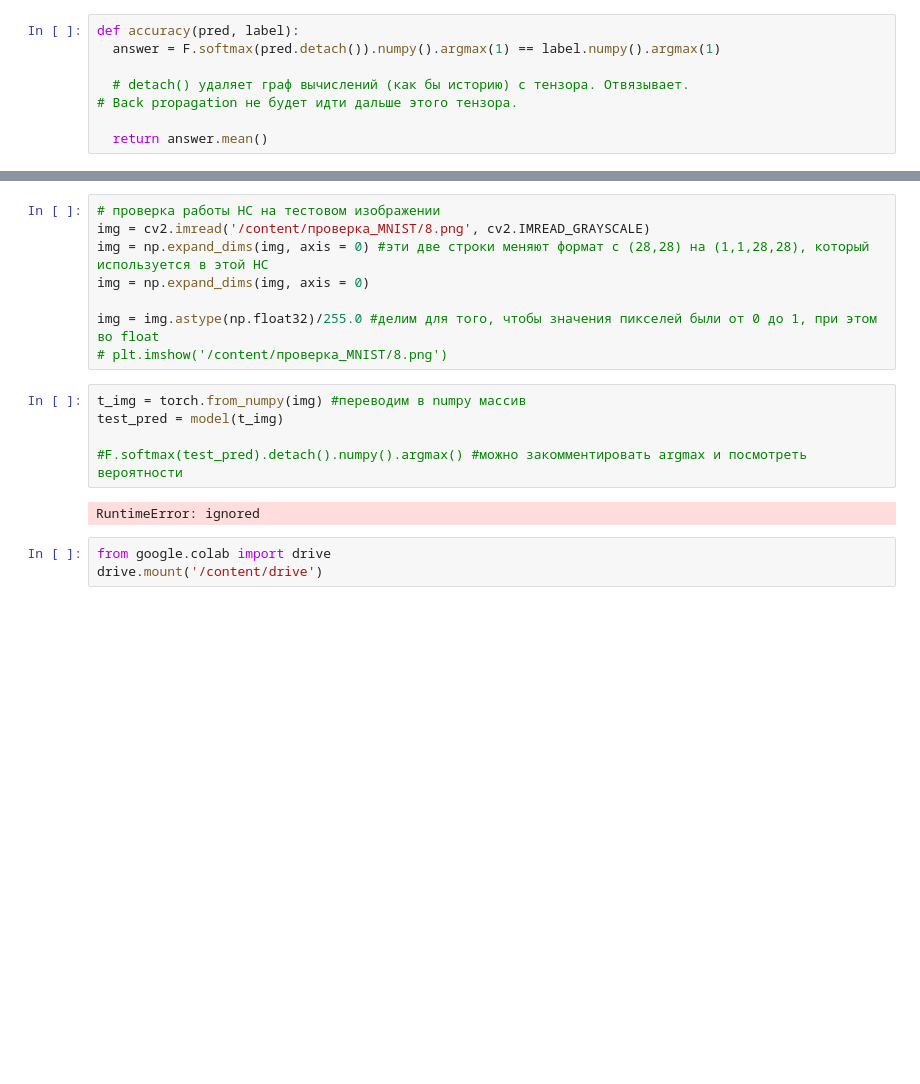
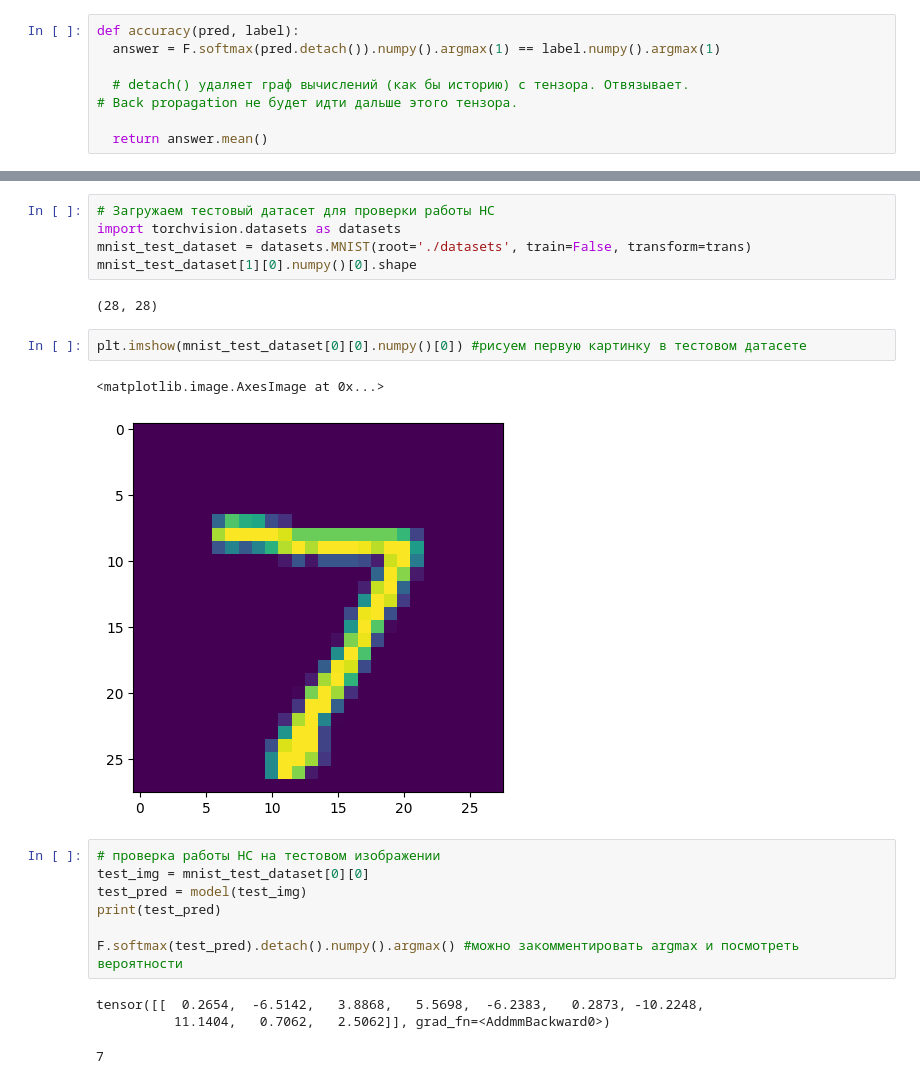
Before and after one commit to AnnaGolovaha/PyTorch_MNIST, a Jupyter notebook: PyTorch_цифры.ipynb, the cells around one changed output, grey strips where cells are left out. Cells and saved outputs as stored; diff of their text form; blank space fills up the shorter version.

```diff
--- a/PyTorch_цифры.ipynb
+++ b/PyTorch_цифры.ipynb
@@ -176,18 +160,23 @@ accuracy(pred, label)
-# %%
-# проверка работы НС на тестовом изображении
-img = cv2.imread('/content/проверка_MNIST/8.png', cv2.IMREAD_GRAYSCALE)
-img = np.expand_dims(img, axis = 0) #эти две строки меняют формат с (28,28) на (1,1,28,28), который используется в этой НС
-img = np.expand_dims(img, axis = 0)
-
-img = img.astype(np.float32)/255.0 #делим для того, чтобы значения пикселей были от 0 до 1, при этом во float
-# plt.imshow('/content/проверка_MNIST/8.png')
+# %%
+# Загружаем тестовый датасет для проверки работы НС
+import torchvision.datasets as datasets
+mnist_test_dataset = datasets.MNIST(root='./datasets', train=False, transform=trans)
+mnist_test_dataset[1][0].numpy()[0].shape
+# %% [output]
+(28, 28)
+# %%
+plt.imshow(mnist_test_dataset[0][0].numpy()[0]) #рисуем первую картинку в тестовом датасете
+# %% [output]
+<matplotlib.image.AxesImage at 0x...>
+[figure, added]
 # %%
-t_img = torch.from_numpy(img) #переводим в numpy массив
-test_pred = model(t_img)
+# проверка работы НС на тестовом изображении
+test_img = mnist_test_dataset[0][0]
+test_pred = model(test_img)
+print(test_pred)
 
-#F.softmax(test_pred).detach().numpy().argmax() #можно закомментировать argmax и посмотреть вероятности
+F.softmax(test_pred).detach().numpy().argmax() #можно закомментировать argmax и посмотреть вероятности
 # %% [output]
-RuntimeError: ignored
+tensor([[  0.2654,  -6.5142,   3.8868,   5.5698,  -6.2383,   0.2873, -10.2248,
+          11.1404,   0.7062,   2.5062]], grad_fn=<AddmmBackward0>)
+7
-# %%
-from google.colab import drive
-drive.mount('/content/drive')
```
Also changed, not shown: parts of 4 cells of this notebook.
